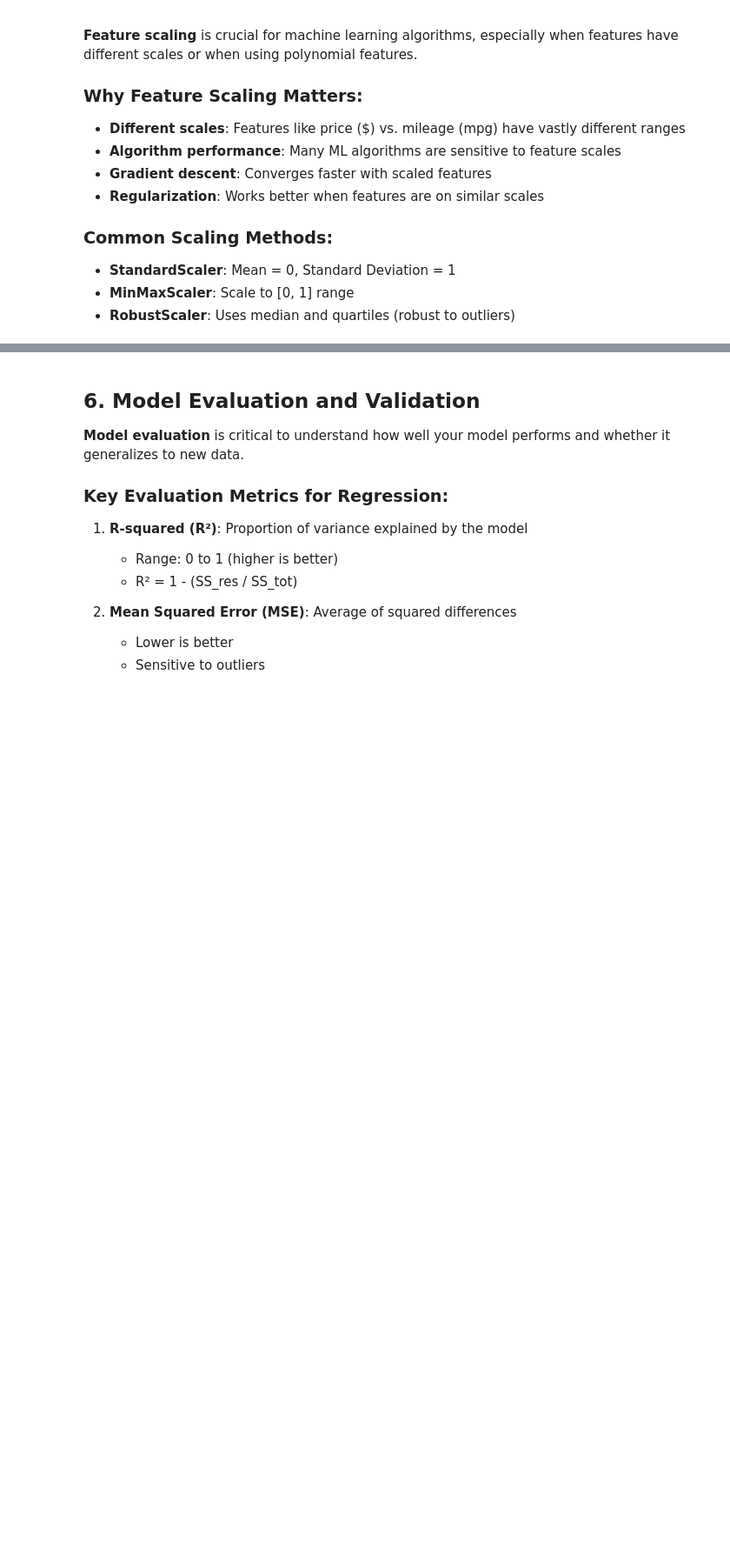
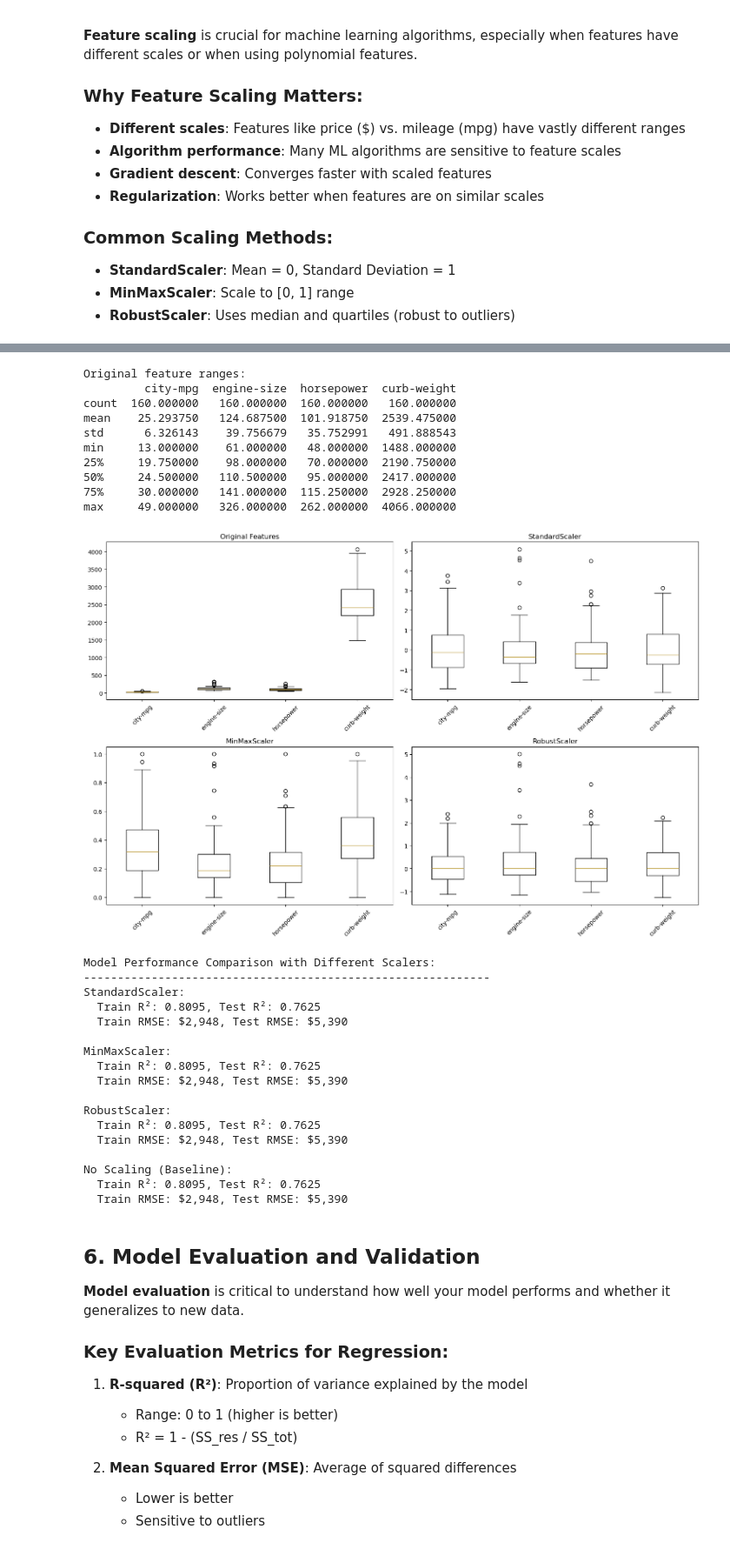
Before and after one commit to MarRoth93/Study_ML, a Jupyter notebook: datascience/04_Model_developement/model_developement_overview.ipynb, the cells around one changed output, grey strips where cells are left out. Shown at 87% size. Drawn from its saved outputs; the diff is of its cells as text; code cells hidden in the pictures; blank space fills up the shorter version.

Commit message:
bug fixes model developement

```diff
--- a/datascience/04_Model_developement/model_developement_overview.ipynb
+++ b/datascience/04_Model_developement/model_developement_overview.ipynb
@@ -82,7 +102,7 @@ print(f"📊 Available numerical features: {len(numerical_features)}")
 print(f"Features: {numerical_features}")
 
 # Select key features based on domain knowledge and previous analysis
-key_features = ['engine-size', 'curb-weight', 'horsepower', 'highway-mpg', 'wheel-base']
+key_features = ['engine-size', 'curb-weight', 'horsepower', 'city-mpg', 'wheel-base']
 # Use available features from the dataset
 selected_features = [col for col in key_features if col in df.columns]
 
@@ -456,10 +602,10 @@ print(f"• Balance between fit improvement and overfitting risk")
 from sklearn.preprocessing import StandardScaler, MinMaxScaler, RobustScaler
 from sklearn.model_selection import train_test_split
 
-# Prepare features and target
-features = ['highway-mpg', 'engine-size', 'horsepower', 'curb-weight']
-X = df_clean[features].copy()
-y = df_clean['price']
+# Prepare features and target (using actual column names from the dataset)
+features = ['city-mpg', 'engine-size', 'horsepower', 'curb-weight']
+X = df[features].copy()
+y = df['price']
 
 # Split the data
 X_train, X_test, y_train, y_test = train_test_split(X, y, test_size=0.2, random_state=42)
@@ -507,33 +653,62 @@ for name, scaler in scalers.items():
 
     # Predictions
     y_train_pred = model.predict(X_train_scaled)
     y_test_pred = model.predict(X_test_scaled)
 
     # Calculate metrics
     train_r2 = r2_score(y_train, y_train_pred)
     test_r2 = r2_score(y_test, y_test_pred)
     train_rmse = np.sqrt(mean_squared_error(y_train, y_train_pred))
     test_rmse = np.sqrt(mean_squared_error(y_test, y_test_pred))
 
     print(f"{name}:")
     print(f"  Train R²: {train_r2:.4f}, Test R²: {test_r2:.4f}")
     print(f"  Train RMSE: ${train_rmse:,.0f}, Test RMSE: ${test_rmse:,.0f}")
     print()
 
 # Without scaling (baseline)
 model_baseline = LinearRegression()
 model_baseline.fit(X_train, y_train)
 y_train_pred = model_baseline.predict(X_train)
 y_test_pred = model_baseline.predict(X_test)
 
 train_r2 = r2_score(y_train, y_train_pred)
 test_r2 = r2_score(y_test, y_test_pred)
 train_rmse = np.sqrt(mean_squared_error(y_train, y_train_pred))
 test_rmse = np.sqrt(mean_squared_error(y_test, y_test_pred))
 
 print("No Scaling (Baseline):")
 print(f"  Train R²: {train_r2:.4f}, Test R²: {test_r2:.4f}")
 print(f"  Train RMSE: ${train_rmse:,.0f}, Test RMSE: ${test_rmse:,.0f}")
+# %% [output]
+Original feature ranges:
+         city-mpg  engine-size  horsepower  curb-weight
+count  160.000000   160.000000  160.000000   160.000000
+mean    25.293750   124.687500  101.918750  2539.475000
+std      6.326143    39.756679   35.752991   491.888543
+min     13.000000    61.000000   48.000000  1488.000000
+25%     19.750000    98.000000   70.000000  2190.750000
+50%     24.500000   110.500000   95.000000  2417.000000
+75%     30.000000   141.000000  115.250000  2928.250000
+max     49.000000   326.000000  262.000000  4066.000000
+[figure, added]
+Model Performance Comparison with Different Scalers:
+------------------------------------------------------------
+StandardScaler:
+  Train R²: 0.8095, Test R²: 0.7625
+  Train RMSE: $2,948, Test RMSE: $5,390
+
+MinMaxScaler:
+  Train R²: 0.8095, Test R²: 0.7625
+  Train RMSE: $2,948, Test RMSE: $5,390
+
+RobustScaler:
+  Train R²: 0.8095, Test R²: 0.7625
+  Train RMSE: $2,948, Test RMSE: $5,390
+
+No Scaling (Baseline):
+  Train R²: 0.8095, Test R²: 0.7625
+  Train RMSE: $2,948, Test RMSE: $5,390
 # %% [markdown]
 ## 6. Model Evaluation and Validation
 
```
Also changed, not shown: parts of 12 cells of this notebook, 1 other file.
